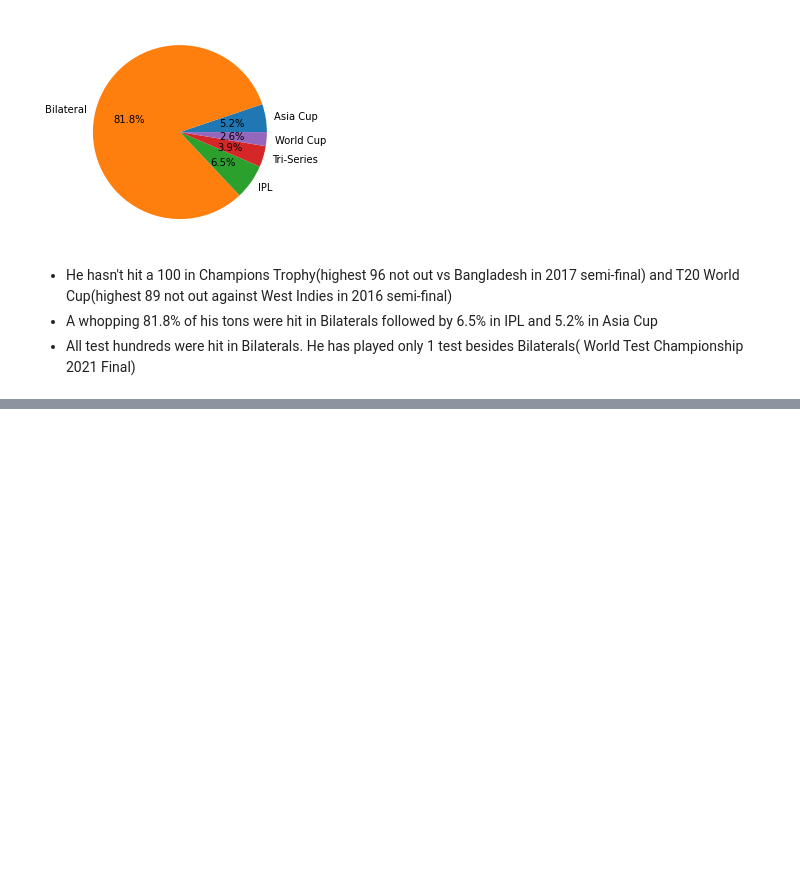
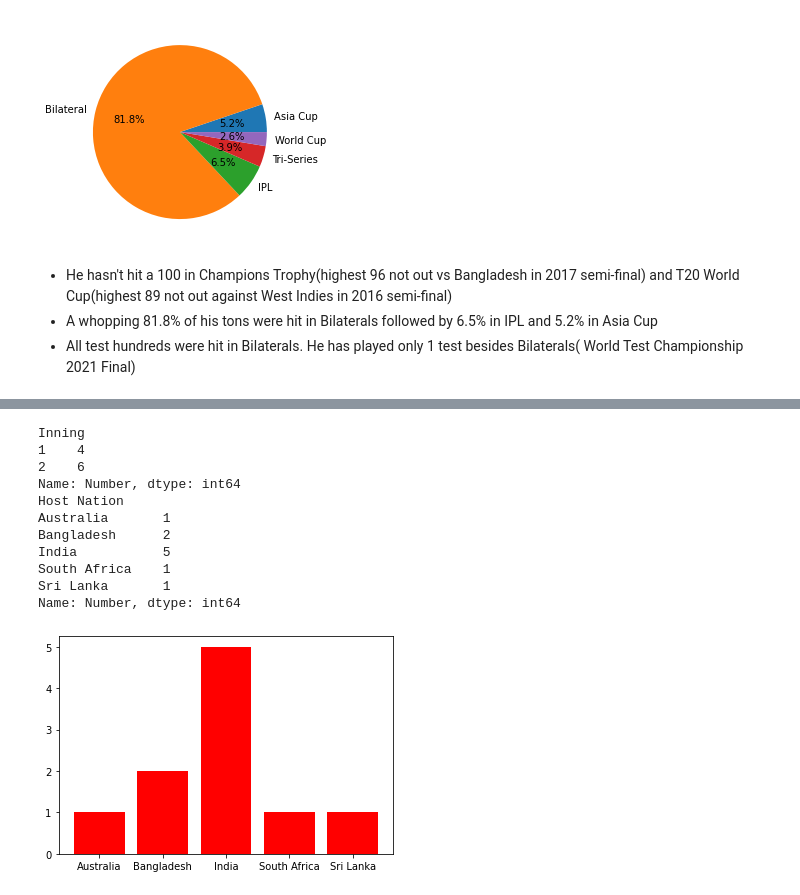
Before and after one commit to Suyashiitr/kaggle, a Jupyter notebook: virat-kohli-100s-visualization.ipynb, the cells around one changed output, grey strips where cells are left out. Saved outputs shown, nothing was run; the diff lists cells and outputs as text; code cells hidden in the pictures; blank space fills up the shorter version.

```diff
--- a/virat-kohli-100s-visualization.ipynb
+++ b/virat-kohli-100s-visualization.ipynb
@@ -451,0 +540,3 @@ Name: Number, dtype: int64
+# %%
+vk_hi = vk[(vk.Format=='ODI')].sort_values(by=['Score'],ascending=False).head(10)
+vk_hi
@@ -451,0 +555,20 @@ Name: Number, dtype: int64
+# %%
+vk_hi_in = vk_hi.groupby('Inning').count()['Number']
+print(vk_hi_in)
+vk_hi_ven = vk_hi.groupby('Host Nation').count()['Number']
+print(vk_hi_ven)
+plt.bar(x=vk_hi_ven.index,height=vk_hi_ven,color='r')
+vk_hi_opp =vk_hi.groupby('Against').count()['Number']
+# %% [output]
+Inning
+1    4
+2    6
+Name: Number, dtype: int64
+Host Nation
+Australia       1
+Bangladesh      2
+India           5
+South Africa    1
+Sri Lanka       1
+Name: Number, dtype: int64
+[figure, added]
```
Also changed, not shown: parts of 17 cells of this notebook.
